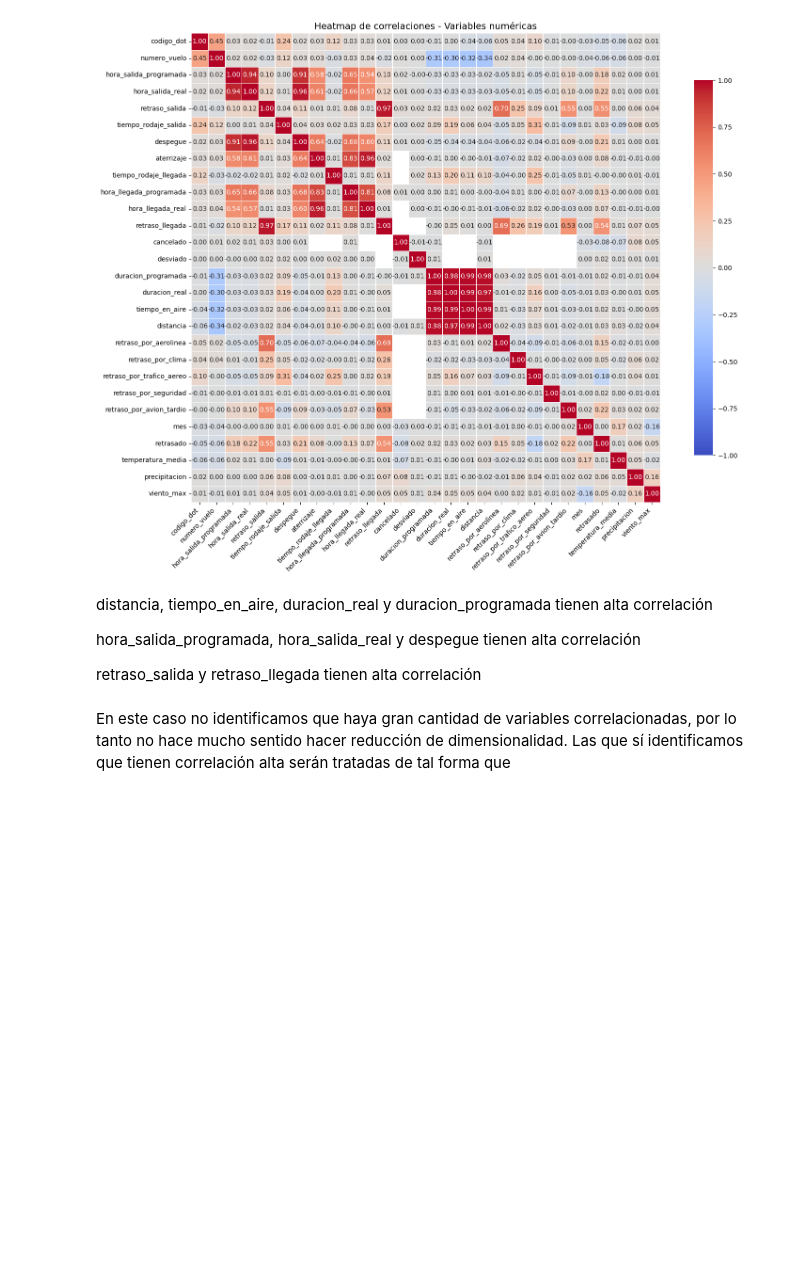
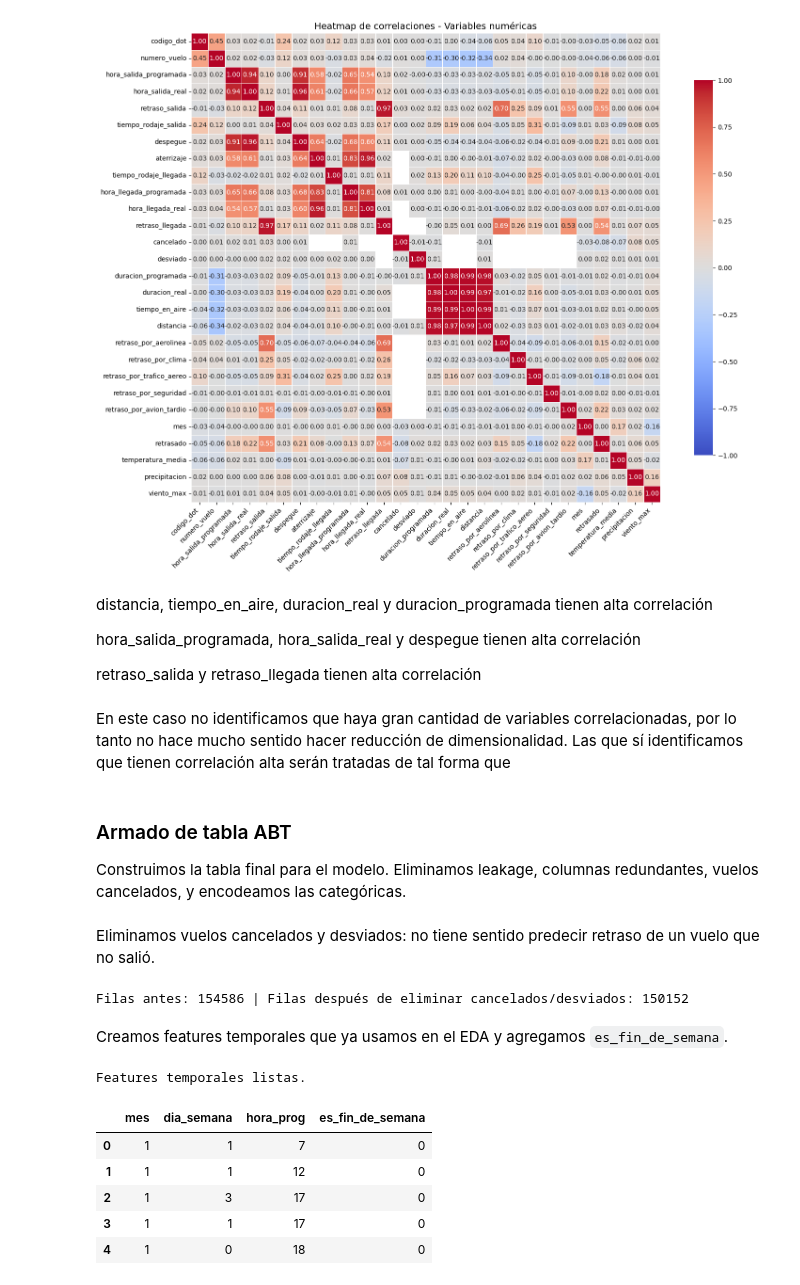
Before and after one commit to Guadacarro/TP_IA, a Jupyter notebook: tp.ipynb, the cells around one changed output. Saved outputs shown, nothing was run; the diff lists cells and outputs as text; code cells hidden in the pictures; blank space fills up the shorter version.

Commit message:
armado de abt

```diff
--- a/tp.ipynb
+++ b/tp.ipynb
@@ -877,3 +882,34 @@ hora_salida_programada, hora_salida_real y despegue tienen alta correlación
 retraso_salida y retraso_llegada tienen alta correlación
 # %% [markdown]
 En este caso no identificamos que haya gran cantidad de variables correlacionadas, por lo tanto no hace mucho sentido hacer reducción de dimensionalidad. Las que sí identificamos que tienen correlación alta serán tratadas de tal forma que
+# %% [markdown]
+### Armado de tabla ABT
+
+Construimos la tabla final para el modelo. Eliminamos leakage, columnas redundantes, vuelos cancelados, y encodeamos las categóricas.
+# %% [markdown]
+Eliminamos vuelos cancelados y desviados: no tiene sentido predecir retraso de un vuelo que no salió.
+# %%
+abt = df_2022[(df_2022['cancelado'] == 0) & (df_2022['desviado'] == 0)].copy()
+print(f"Filas antes: {len(df_2022)} | Filas después de eliminar cancelados/desviados: {len(abt)}")
+# %% [output]
+Filas antes: 154586 | Filas después de eliminar cancelados/desviados: 150152
+# %% [markdown]
+Creamos features temporales que ya usamos en el EDA y agregamos `es_fin_de_semana`.
+# %%
+if 'dia_semana' not in abt.columns:
+    abt['dia_semana'] = abt['fecha_vuelo'].dt.dayofweek
+if 'hora_prog' not in abt.columns:
+    abt['hora_prog'] = (abt['hora_salida_programada'] // 100).astype(int)
+
+abt['es_fin_de_semana'] = (abt['dia_semana'] >= 5).astype(int)
+
+print(f"Features temporales listas.")
+abt[['mes', 'dia_semana', 'hora_prog', 'es_fin_de_semana']].head()
+# %% [output]
+Features temporales listas.
+|  | mes | dia_semana | hora_prog | es_fin_de_semana |
+| 0 | 1 | 1 | 7 | 0 |
+| 1 | 1 | 1 | 12 | 0 |
+| 2 | 1 | 3 | 17 | 0 |
+| 3 | 1 | 1 | 17 | 0 |
+| 4 | 1 | 0 | 18 | 0 |
```
Also changed, not shown: parts of 12 cells of this notebook.
